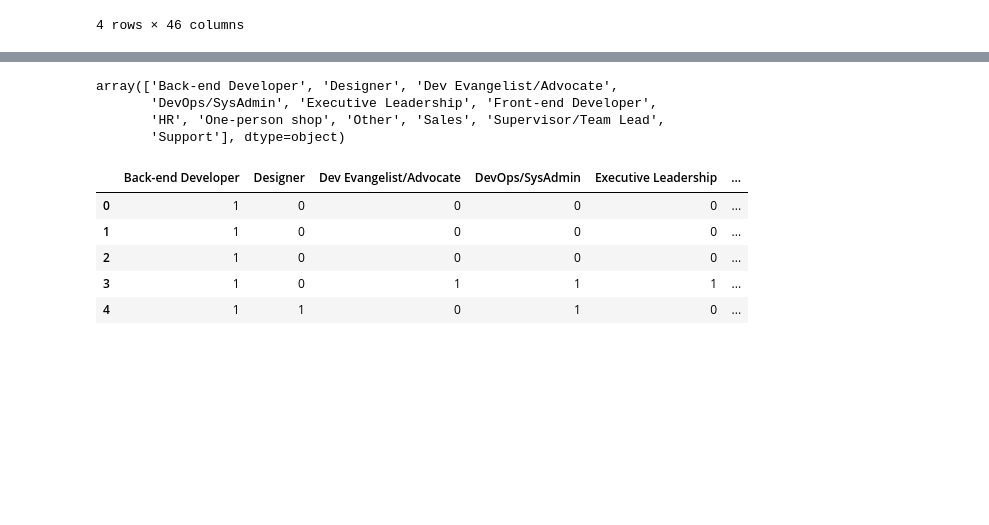
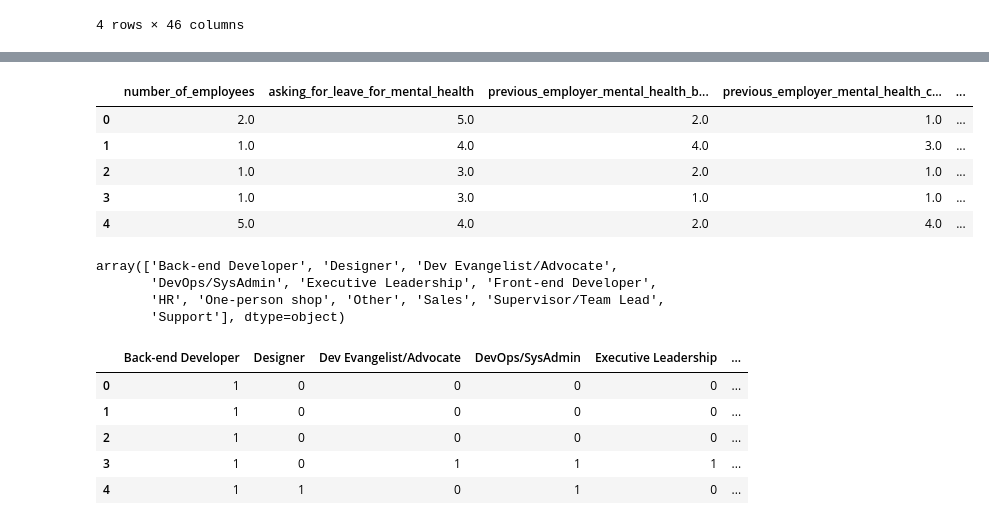
Before and after one commit to AlexandraFaria/UnsupervisedLearningTask1Project, a Jupyter notebook: Task1DataAnalysis.ipynb, the cells around one changed output, grey strips where cells are left out. Drawn from its saved outputs; the diff is of its cells as text; code cells hidden in the pictures; blank space fills up the shorter version.

```diff
--- a/Task1DataAnalysis.ipynb
+++ b/Task1DataAnalysis.ipynb
@@ -34,3 +61,43 @@ data.describe(include='all')
+# %%
+# Figure out how to use the OrdinalEncoder.
+
+ordinal_features = {
+    'number_of_employees': ['1-5', '6-25', '26-100', '100-500', '500-1000', 'More than 1000'],
+    'asking_for_leave_for_mental_health':["I don't know", "Very difficult", "Somewhat difficult", "Neither easy nor difficult", "Somewhat easy", "Very easy"],
+    'previous_employer_mental_health_benefits': ["No Previous Employer", "I don't know", "No, none did", "Some did", "Yes, they all did"],
+    'previous_employer_mental_health_coverage_awareness':["No Previous Employer", "N/A (not currently aware)", "No, I only became aware later","I was aware of some", "Yes, I was aware of all of them"],
+    'previous_employer_mental_health_official_communication': ["No Previous Employer", "I don't know", "None did", "Some did", "Yes, they all did"],
+    'previous_employer_mental_health_resources': ["No Previous Employer", "None did", "Some did", "Yes, they all did"],
+    'previous_employer_mental_health_anonymity': ["No Previous Employer", "I don't know", "No", "Sometimes", "Yes, always"],
+    'discussing_mental_health_with_previous_employer': ["No Previous Employer", "I don't know", "None of them", "Some of them", "Yes, all of them"],
+    'discussing_physical_health_with_previous_employer': ["No Previous Employer", "None of them", "Some of them", "Yes, all of them"],
+    'reveal_mental_diagnoses_previous_coworkers': ['No Previous Employer', 'No, at none of my previous employers', 'Some of my previous employers', 'Yes, at all of my previous employers'],
+    'reveal_mental_diagnoses_previous_supervisor':['No Previous Employer', "I don't know", 'No, at none of my previous employers', 'Some of my previous employers', 'Yes, at all of my previous employers'],
+    'previous_employer_physical_same_mental':["No Previous Employer","I don't know", "None did", "Some did", "Yes, they all did"],
+    'previous_employer_neg_consequences_open_mental_health':["No Previous Employer", "None of them", "Some of them", "Yes, all of them"],
+    'share_mental_illness_loved_ones':["Not applicable to me (I do not have a mental illness)", "Not open at all", "Somewhat not open", "Neutral",  "Somewhat open", "Very open"],
+    'interference_with_work_with_effective_treatment': ['Not applicable to me', 'Never', 'Rarely', 'Sometimes', 'Often'],
+    'interference_with_work_NOT_effective_treatment': ['Not applicable to me', 'Never', 'Rarely', 'Sometimes', 'Often'],
+    'age_group': ['< 20', '20-29', '30-39', '40-49', '50-59', '60+'],
+    'remote_work':['Never', 'Sometimes', 'Always']
+}
+
+# Initialize OrdinalEncoder with categories from ordinal_features dictionary
+encoder = OrdinalEncoder(categories=list(ordinal_features.values()))
+
+# Fit and transform data the ordinal features
+
+ordinal_encoded = encoder.fit_transform(data[list(ordinal_features.keys())])
+
+ordinal_encoded_data = pd.DataFrame(ordinal_encoded, columns=list(ordinal_features.keys()))
+ordinal_encoded_data.head()
+# %% [output]
+|  | number_of_employees | asking_for_leave_for_mental_health | previous_employer_mental_health_b... | previous_employer_mental_health_c... | ... |
+| 0 | 2.0 | 5.0 | 2.0 | 1.0 | ... |
+| 1 | 1.0 | 4.0 | 4.0 | 3.0 | ... |
+| 2 | 1.0 | 3.0 | 2.0 | 1.0 | ... |
+| 3 | 1.0 | 3.0 | 1.0 | 1.0 | ... |
+| 4 | 5.0 | 4.0 | 2.0 | 4.0 | ... |
 # %%
 # Encode Data
 # Encode Work Positions using MultiLabelBinarizer() because some participants have multiple roles.
```
Also changed, not shown: parts of 11 cells of this notebook.
